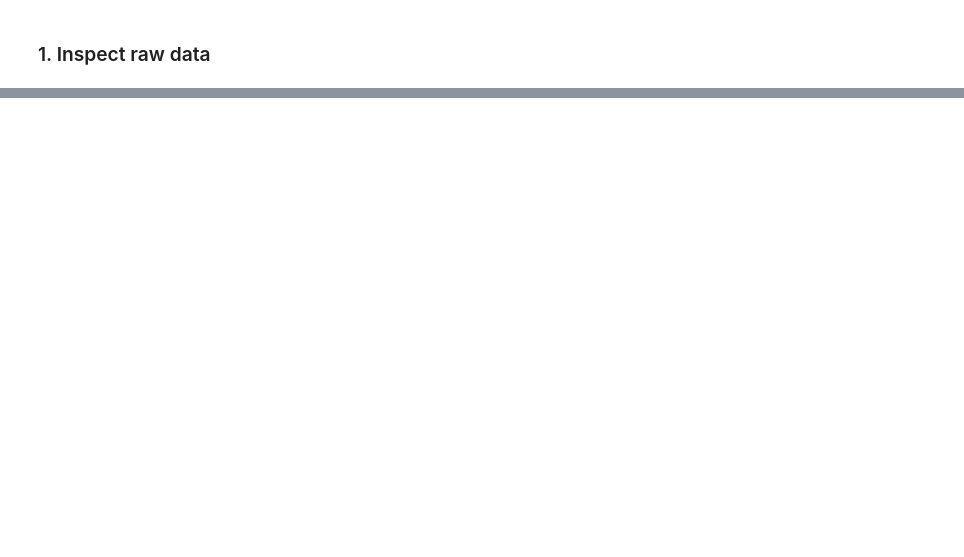
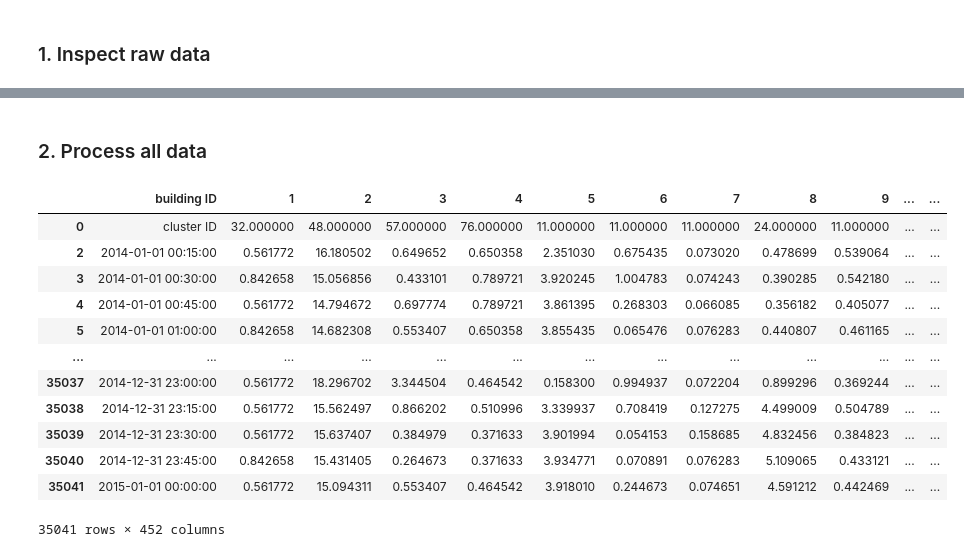
Before and after one commit to ArsamAryandoust/EnergyTransitionTasks, a Jupyter notebook: src/prep_buildingelectricity.ipynb, the cells around one changed output, grey strips where cells are left out. Drawn from its saved outputs; the diff is of its cells as text; code cells hidden in the pictures; blank space fills up the shorter version.

Commit message:
implemented processing of consumption data into desired data format

```diff
--- a/src/prep_buildingelectricity.ipynb
+++ b/src/prep_buildingelectricity.ipynb
@@ -17,8 +17,8 @@ HYPER = hyper_buildingelectricity.HyperBuildingElectricity()
 # %% [markdown]
 ### 1. Inspect raw data
 # %%
-df_consumption, df_building_images, df_sample_meteo_data = prep_building_electricity.import_data(HYPER)
+df_consumption, df_building_images, df_meteo_dict = prep_building_electricity.import_all_data(HYPER)
 
 display(df_consumption)
 display(df_building_images)
-display(df_sample_meteo_data)
+display(df_meteo_dict['meteo_1_2014.csv'])
@@ -64,0 +25,2 @@ display(df_sample_meteo_data)
+# %% [markdown]
+### 2. Process all data
@@ -64,0 +53,19 @@ display(df_sample_meteo_data)
+# %%
+# drop the year entries
+df_consumption.drop(index=1, inplace=True)
+# %%
+df_consumption
+# %% [output]
+|  | building ID | 1 | 2 | 3 | 4 | 5 | 6 | 7 | 8 | 9 | ... | ... |
+| 0 | cluster ID | 32.000000 | 48.000000 | 57.000000 | 76.000000 | 11.000000 | 11.000000 | 11.000000 | 24.000000 | 11.000000 | ... | ... |
+| 2 | 2014-01-01 00:15:00 | 0.561772 | 16.180502 | 0.649652 | 0.650358 | 2.351030 | 0.675435 | 0.073020 | 0.478699 | 0.539064 | ... | ... |
+| 3 | 2014-01-01 00:30:00 | 0.842658 | 15.056856 | 0.433101 | 0.789721 | 3.920245 | 1.004783 | 0.074243 | 0.390285 | 0.542180 | ... | ... |
+| 4 | 2014-01-01 00:45:00 | 0.561772 | 14.794672 | 0.697774 | 0.789721 | 3.861395 | 0.268303 | 0.066085 | 0.356182 | 0.405077 | ... | ... |
+| 5 | 2014-01-01 01:00:00 | 0.842658 | 14.682308 | 0.553407 | 0.650358 | 3.855435 | 0.065476 | 0.076283 | 0.440807 | 0.461165 | ... | ... |
+| ... | ... | ... | ... | ... | ... | ... | ... | ... | ... | ... | ... | ... |
+| 35037 | 2014-12-31 23:00:00 | 0.561772 | 18.296702 | 3.344504 | 0.464542 | 0.158300 | 0.994937 | 0.072204 | 0.899296 | 0.369244 | ... | ... |
+| 35038 | 2014-12-31 23:15:00 | 0.561772 | 15.562497 | 0.866202 | 0.510996 | 3.339937 | 0.708419 | 0.127275 | 4.499009 | 0.504789 | ... | ... |
+| 35039 | 2014-12-31 23:30:00 | 0.561772 | 15.637407 | 0.384979 | 0.371633 | 3.901994 | 0.054153 | 0.158685 | 4.832456 | 0.384823 | ... | ... |
+| 35040 | 2014-12-31 23:45:00 | 0.842658 | 15.431405 | 0.264673 | 0.371633 | 3.934771 | 0.070891 | 0.076283 | 5.109065 | 0.433121 | ... | ... |
+| 35041 | 2015-01-01 00:00:00 | 0.561772 | 15.094311 | 0.553407 | 0.464542 | 3.918010 | 0.244673 | 0.074651 | 4.591212 | 0.442469 | ... | ... |
+35041 rows × 452 columns
```
Also changed, not shown: parts of 27 cells of this notebook, 2 other files.
